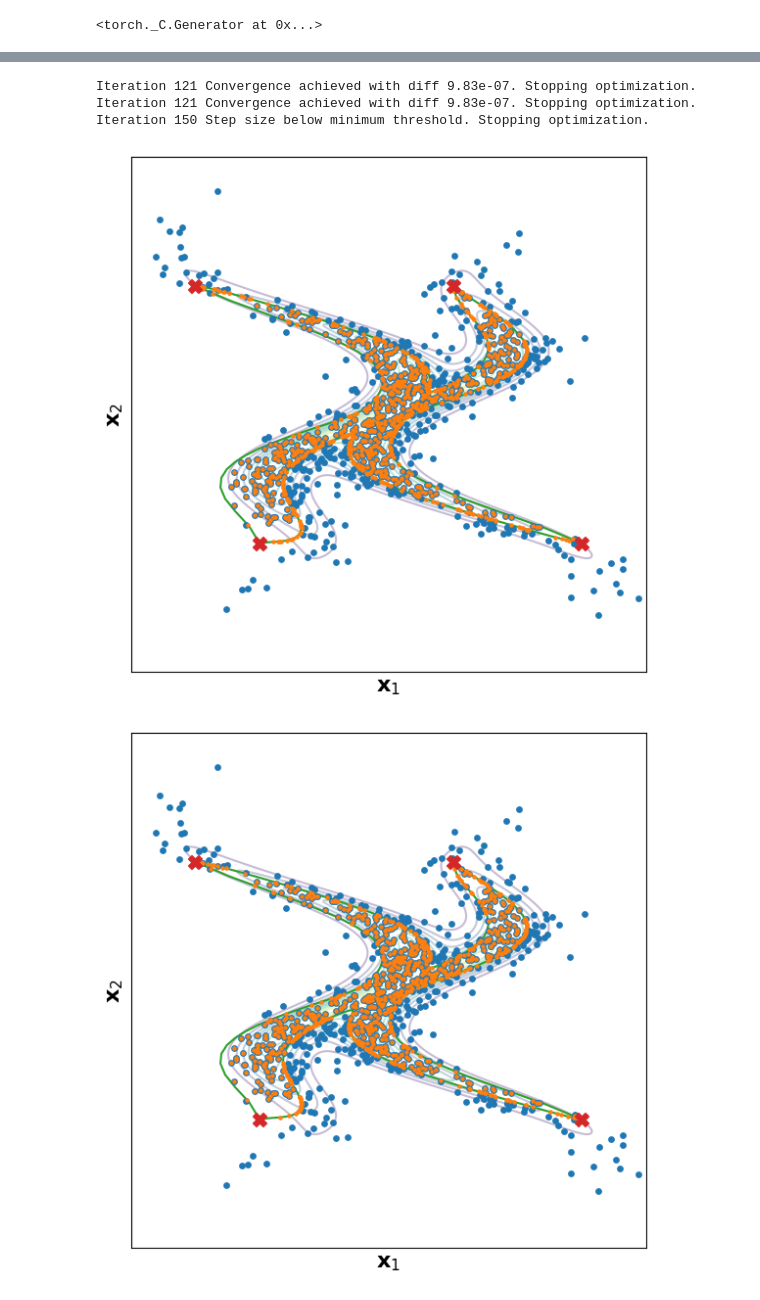
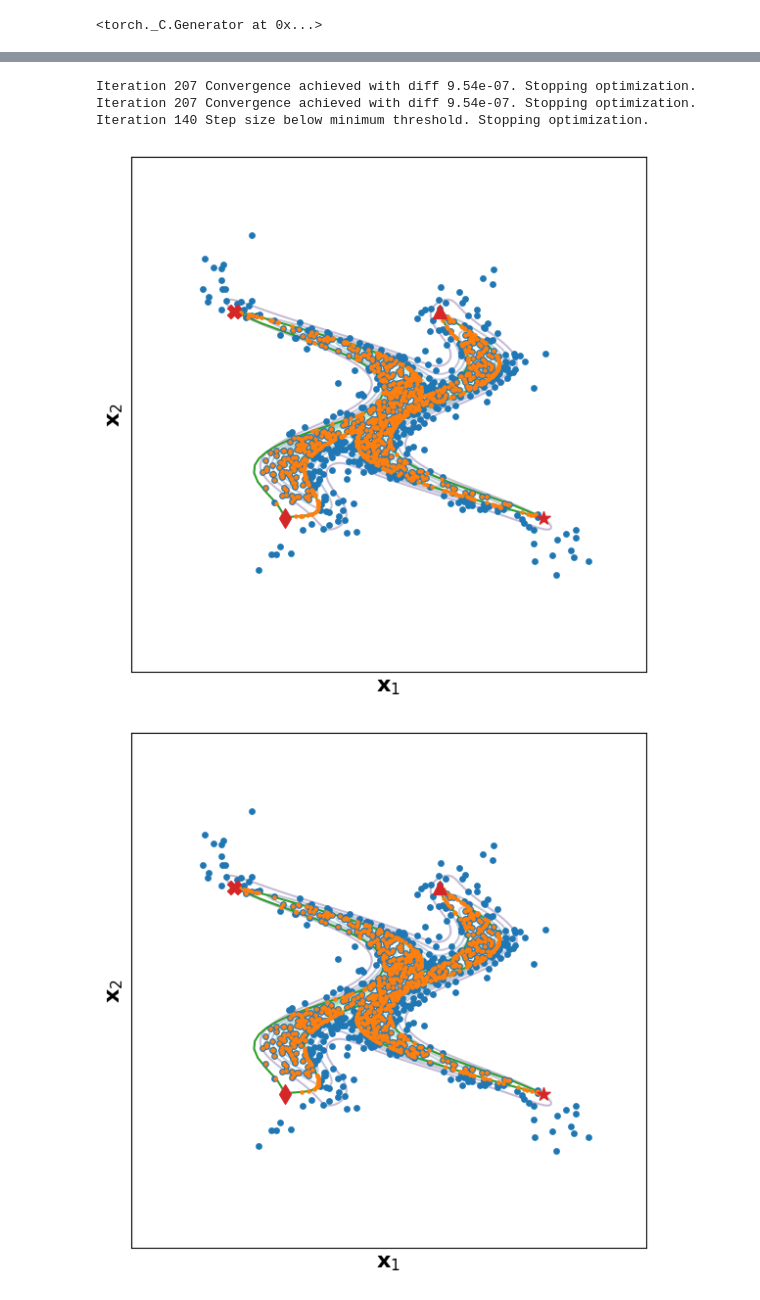
Before and after one commit to wdiepeveen/Riemannian-Archetypal-Analysis, a Jupyter notebook: river_cross_starflow.ipynb, the cells around one changed output, grey strips where cells are left out. Cells and saved outputs as stored; diff of their text form; code cells hidden in the pictures.

Commit message:
figures reweighting cross river

```diff
--- a/river_cross_starflow.ipynb
+++ b/river_cross_starflow.ipynb
@@ -24,6 +24,7 @@ os.makedirs(results_folder, exist_ok=True)
 
 # change font size of all plots
 plt.rcParams.update({'font.size': 16})
+markers = ['^', 'X', 'd', '*']
 
 # set random seed
 torch.manual_seed(31)
@@ -66,6 +67,6 @@ phi_chi_manifold = StandardPullbackVectorEuclidean(phi_chi)
 Omega_manifold = StandardPullbackVectorEuclidean(Omega)
 
 # iso pullback manifolds
-iso_phi_manifold = l2IsometrizedVectorEuclidean(phi_manifold)
-iso_phi_chi_manifold = l2IsometrizedVectorEuclidean(phi_chi_manifold)
-iso_Omega_manifold = l2IsometrizedVectorEuclidean(Omega_manifold)
+iso_phi_manifold = l2IsometrizedVectorEuclidean(phi_manifold, num_intervals=20)
+iso_phi_chi_manifold = l2IsometrizedVectorEuclidean(phi_chi_manifold, num_intervals=20)
+iso_Omega_manifold = l2IsometrizedVectorEuclidean(Omega_manifold, num_intervals=20)
@@ -201,7 +242,7 @@ plt.show()
 # %%
 # construct RAM
 relaxed_Omega_ram = RelaxedRiemannianArchetypalMapping(Omega_manifold, archetypes)
-exact_Omega_ram = ExactRiemannianArchetypalMapping(Omega_manifold, archetypes, phi_manifold)
+exact_Omega_ram = ExactRiemannianArchetypalMapping(Omega_manifold, archetypes)
 # %%
 with torch.no_grad():
     # project data
@@ -214,8 +255,8 @@ with torch.no_grad():
     for i in range(4):
         Omega_geodesics[i] = Omega_manifold.geodesic(archetypes[i][None,None], archetypes[(i+1)%4][None,None], t)[0,0]
 
-relaxed_errors_Omega_ram = torch.norm(relaxed_Omega_ram_projected_data - data, dim=-1)
-exact_errors_Omega_ram = torch.norm(exact_Omega_ram_projected_data - data, dim=-1)
+relaxed_errors_Omega_ram = torch.norm(relaxed_Omega_ram_projected_data - data, dim=-1)**2
+exact_errors_Omega_ram = torch.norm(exact_Omega_ram_projected_data - data, dim=-1)**2
 
 # plot projected data
 plt.figure(figsize=(6, 6))
@@ -225,51 +266,53 @@ for i in range(4):
 plt.scatter(data[:, 0].numpy(), data[:, 1].numpy(), color=plt.cm.tab10(0), marker='o', s=15, zorder=2)
 plt.scatter(relaxed_Omega_ram_projected_data[:, 0].numpy(), relaxed_Omega_ram_projected_data[:, 1].numpy(), color=plt.cm.tab10(1), marker='o', s=5, zorder=2)
 for i in range(4):
-    plt.scatter(archetypes[i, 0].numpy(), archetypes[i, 1].numpy(), color=plt.cm.tab10(3), marker='X', s=100, zorder=3)
+    plt.scatter(archetypes[i, 0].numpy(), archetypes[i, 1].numpy(), color=plt.cm.tab10(3), marker=markers[i], s=100, zorder=3)
 plt.xlabel(r'$\mathbf{x}_1$')
 plt.ylabel(r'$\mathbf{x}_2$')
-plt.xlim(-4, 4)
-plt.ylim(-4, 4)
+plt.xlim(-5, 5)
+plt.ylim(-5, 5)
 plt.xticks([])
 plt.yticks([])
 plt.tight_layout()
 plt.savefig(os.path.join(results_folder, "samples_ram_projected_relaxed_Omega.png"))
 plt.show()
 
 
 # plot projected data
 plt.figure(figsize=(6, 6))
 plt.contour(X.numpy(), Y.numpy(), log_probs_multi.numpy(), levels=10, cmap='viridis', alpha=0.3, zorder=0)
 for i in range(4):
     plt.plot(Omega_geodesics[i,:,0].numpy(), Omega_geodesics[i,:,1].numpy(), color=plt.cm.tab10(2), zorder=1)
 plt.scatter(data[:, 0].numpy(), data[:, 1].numpy(), color=plt.cm.tab10(0), marker='o', s=15, zorder=2)
 plt.scatter(exact_Omega_ram_projected_data[:, 0].numpy(), exact_Omega_ram_projected_data[:, 1].numpy(), color=plt.cm.tab10(1), marker='o', s=5, zorder=2)
 for i in range(4):
-    plt.scatter(archetypes[i, 0].numpy(), archetypes[i, 1].numpy(), color=plt.cm.tab10(3), marker='X', s=100, zorder=3)
+    plt.scatter(archetypes[i, 0].numpy(), archetypes[i, 1].numpy(), color=plt.cm.tab10(3), marker=markers[i], s=100, zorder=3)
 plt.xlabel(r'$\mathbf{x}_1$')
 plt.ylabel(r'$\mathbf{x}_2$')
-plt.xlim(-4, 4)
-plt.ylim(-4, 4)
+plt.xlim(-5, 5)
+plt.ylim(-5, 5)
 plt.xticks([])
 plt.yticks([])
 plt.tight_layout()
 plt.savefig(os.path.join(results_folder, "samples_ram_projected_exact_Omega.png"))
 plt.show()
 
 # plot errors
 plt.figure(figsize=(6, 6))
 plt.scatter(relaxed_errors_Omega_ram.numpy(), exact_errors_Omega_ram.numpy(), color=plt.cm.tab10(0), marker='o', s=5, zorder=2)
 plt.plot([0, 4], [0, 4], color='gray', linestyle='--', zorder=1)
-plt.xlabel("Relaxed RAM error")
-plt.ylabel("Exact RAM error")
-plt.xlim(0, 4)
-plt.ylim(0, 4)
+plt.xlabel(r"$\|\mathbf{x} - S^{\varphi}(\mathbf{x})\|_2^2$")
+plt.ylabel(r"$\|\mathbf{x} - T^{\varphi}(\mathbf{x})\|_2^2$")
+plt.xlim(0, int(relaxed_errors_Omega_ram.max().item() + 0.5))
+plt.ylim(0, int(relaxed_errors_Omega_ram.max().item() + 0.5))
+plt.xticks([0, 1, 2, 3, 4])
+plt.yticks([0, 1, 2, 3, 4])
 plt.tight_layout()
 plt.savefig(os.path.join(results_folder, "errors_ram_Omega.png"))
 plt.show()
 # %% [output]
-Iteration 121 Convergence achieved with diff 9.83e-07. Stopping optimization.
-Iteration 121 Convergence achieved with diff 9.83e-07. Stopping optimization.
-Iteration 150 Step size below minimum threshold. Stopping optimization.
+Iteration 207 Convergence achieved with diff 9.54e-07. Stopping optimization.
+Iteration 207 Convergence achieved with diff 9.54e-07. Stopping optimization.
+Iteration 140 Step size below minimum threshold. Stopping optimization.
-[figure, old version]
+[figure, new version]
-[figure, old version]
+[figure, new version]
```
Also changed, not shown: parts of 7 cells of this notebook, 14 other files.
